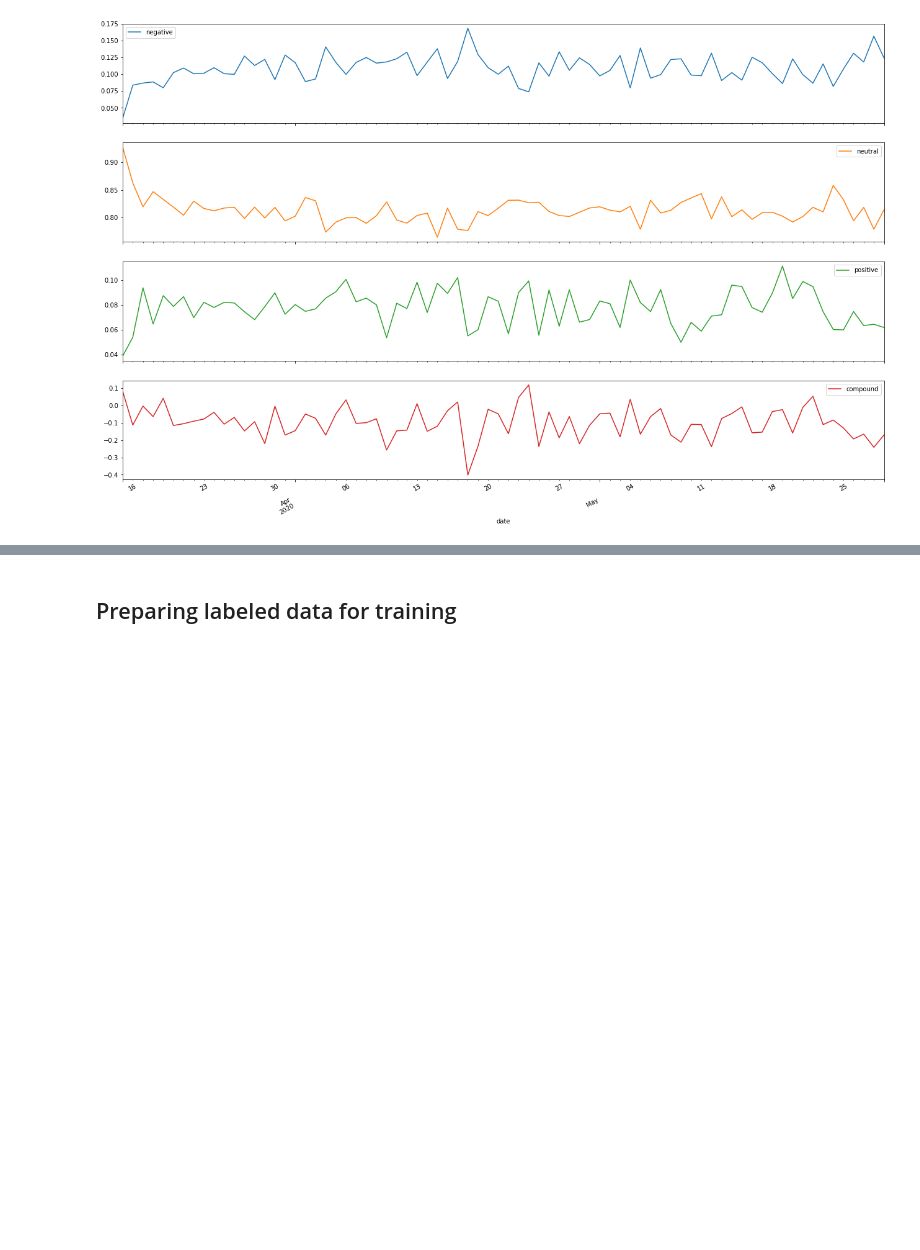
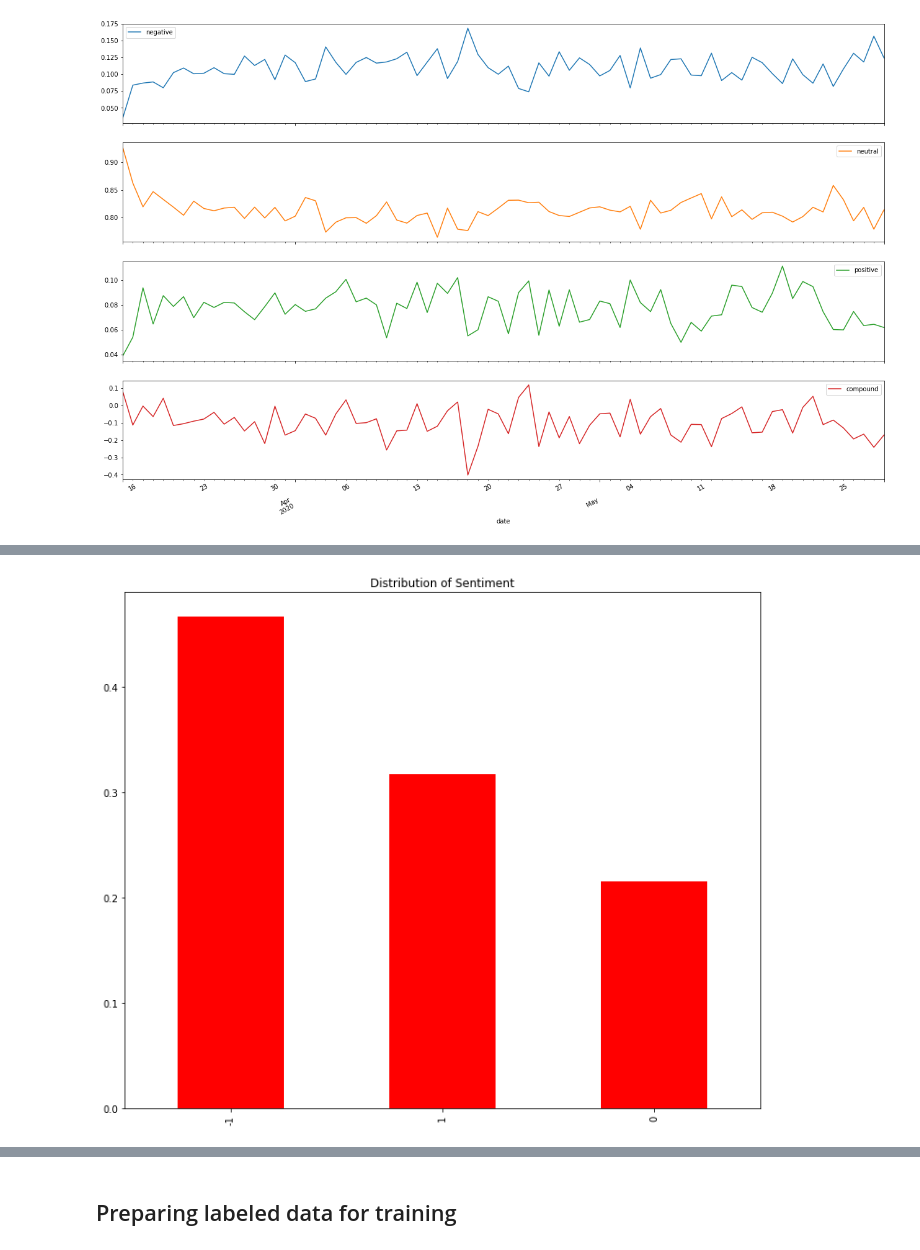
Before and after one commit to esraguzel/dsc-capstone-project-v2-onl01-dtsc-ft-012120, a Jupyter notebook: extract_tweets.ipynb, the cells around one changed output, grey strips where cells are left out. Saved outputs shown, nothing was run; the diff lists cells and outputs as text; code cells hidden in the pictures; blank space fills up the shorter version.

```diff
--- a/extract_tweets.ipynb
+++ b/extract_tweets.ipynb
@@ -355,0 +427,9 @@ plt.show()
+# %%
+df['vader_score'] = df['compound'].apply(lambda x: 1 if x >= 0.05 else (-1 if x <= -0.05 else 0))
+# %%
+df['vader_score'].value_counts(normalize=True).plot(kind='bar',
+                                                      color='red',
+                                                      figsize=(12, 10),
+                                                      title='Distribution of Sentiment');
+# %% [output]
+[figure, added]
```
Also changed, not shown: parts of 16 cells of this notebook, 3 other files.
